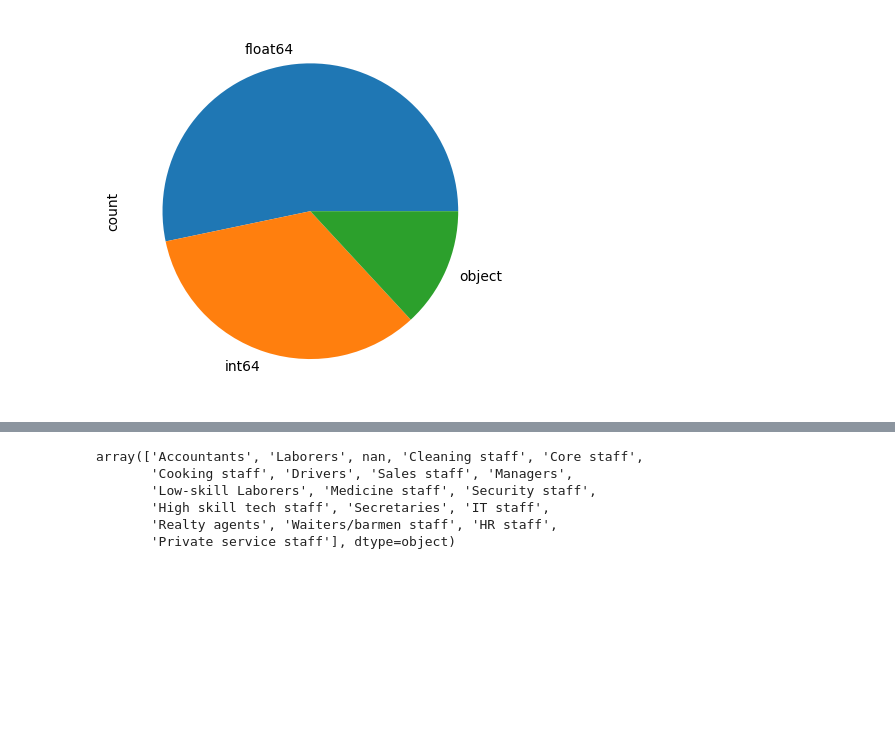
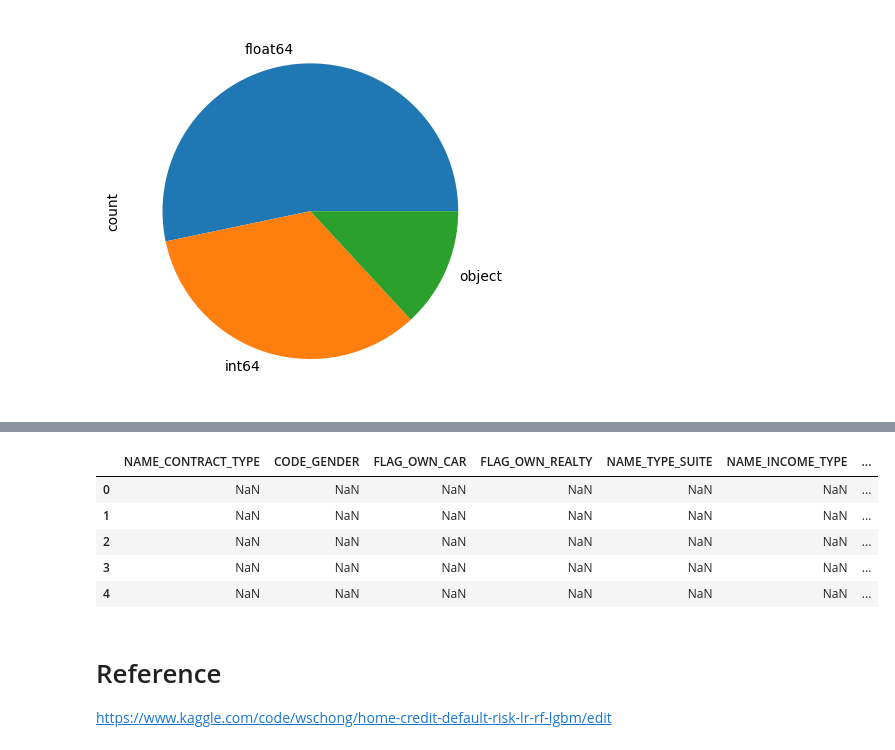
Before and after one commit to VincentChong123/kaggle-home-credit-default-risk, a Jupyter notebook: 2018/predict.ipynb, the cells around one changed output, grey strips where cells are left out. Saved outputs shown, nothing was run; the diff lists cells and outputs as text; code cells hidden in the pictures; blank space fills up the shorter version.

```diff
--- a/2018/predict.ipynb
+++ b/2018/predict.ipynb
@@ -104,3 +97,5 @@ Index(['NAME_CONTRACT_TYPE', 'CODE_GENDER', 'FLAG_OWN_CAR', 'FLAG_OWN_REALTY',
+# %%
+cat_col = df_cat.columns
 # %%
 df_cat.fillna("-1", inplace=True)
 display(df_cat.head())
@@ -153,12 +133,3 @@ df_cat.head()
 | 137208 | 0 | 0 | 0 | 0 | 7 | 2 | ... |
 | 269220 | 0 | 1 | 1 | 1 | 7 | 3 | ... |
 | 122096 | 1 | 1 | 0 | 1 | 7 | 1 | ... |
-# %%
-df["OCCUPATION_TYPE"].unique()
-# %% [output]
-array(['Accountants', 'Laborers', nan, 'Cleaning staff', 'Core staff',
-       'Cooking staff', 'Drivers', 'Sales staff', 'Managers',
-       'Low-skill Laborers', 'Medicine staff', 'Security staff',
-       'High skill tech staff', 'Secretaries', 'IT staff',
-       'Realty agents', 'Waiters/barmen staff', 'HR staff',
-       'Private service staff'], dtype=object)
@@ -172,0 +138,16 @@ test_csv_path = data_dir + "/application_test.csv"
+# %%
+for c in df_cat.columns:
+    df_train[c] = df_cat[c]
+
+df_train[cat_col].head()
+# %% [output]
+|  | NAME_CONTRACT_TYPE | CODE_GENDER | FLAG_OWN_CAR | FLAG_OWN_REALTY | NAME_TYPE_SUITE | NAME_INCOME_TYPE | ... |
+| 0 | NaN | NaN | NaN | NaN | NaN | NaN | ... |
+| 1 | NaN | NaN | NaN | NaN | NaN | NaN | ... |
+| 2 | NaN | NaN | NaN | NaN | NaN | NaN | ... |
+| 3 | NaN | NaN | NaN | NaN | NaN | NaN | ... |
+| 4 | NaN | NaN | NaN | NaN | NaN | NaN | ... |
+# %% [markdown]
+# Reference
+
+https://www.kaggle.com/code/wschong/home-credit-default-risk-lr-rf-lgbm/edit
```
Also changed, not shown: parts of 8 cells of this notebook.
